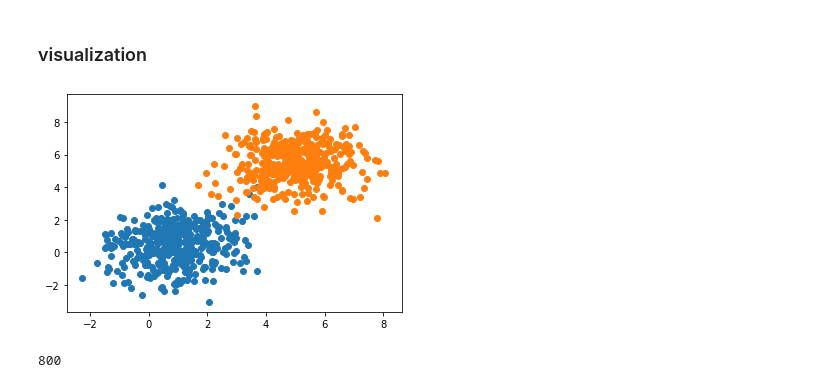
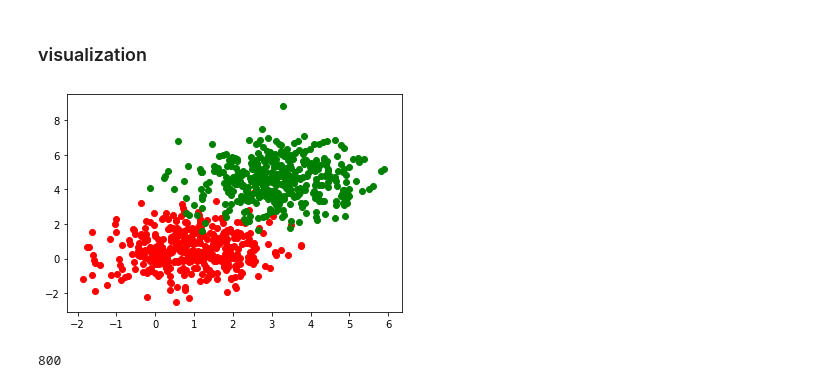
Before and after one commit to macabdul9/ml-cb, a Jupyter notebook: L05-Logistic-Regression/logistic-regression.ipynb, the cells around one changed output. Drawn from its saved outputs; the diff is of its cells as text; code cells hidden in the pictures.

```diff
--- a/L05-Logistic-Regression/logistic-regression.ipynb
+++ b/L05-Logistic-Regression/logistic-regression.ipynb
@@ -5,9 +5,11 @@ import pandas as pd
 # %% [markdown]
 ## Data Preparation
 # %%
-mean_01 = np.array([1, 0.5])
-cov_01 = np.array([[1.2, 0.1], [0.1, 1.4]])
+
+
+mean_01 = np.array([1,0.5])
+cov_01 = np.array([[1,0.1],[0.1,1.4]])
+
+mean_02 = np.array([3,4.5])
+cov_02 = np.array([[1.2,0.1],[0.1,1.3]])
-# %%
-mean_02 = np.array([5, 5.5])
-cov_02 = np.array([[1.2, 0.1], [0.1, 1.3]])
 # %%
@@ -16,10 +18,11 @@ dist_02 = np.random.multivariate_normal(mean_02, cov_02, 400)
 # %% [markdown]
 ### visualization
 # %%
-plt.scatter(dist_01[:, 0], dist_01[:, 1])
-plt.scatter(dist_02[:, 0], dist_02[:, 1]);
+plt.scatter(dist_01[:,0],dist_01[:,1],color='red')
+plt.scatter(dist_02[:,0],dist_02[:,1],color='green')
+plt.show()
 # %% [output]
-[figure, old version]
+[figure, new version]
 # %%
 total = dist_01.shape[0] + dist_02.shape[0]
 # %%
```
Also changed, not shown: parts of 20 cells of this notebook, 1 other file.
